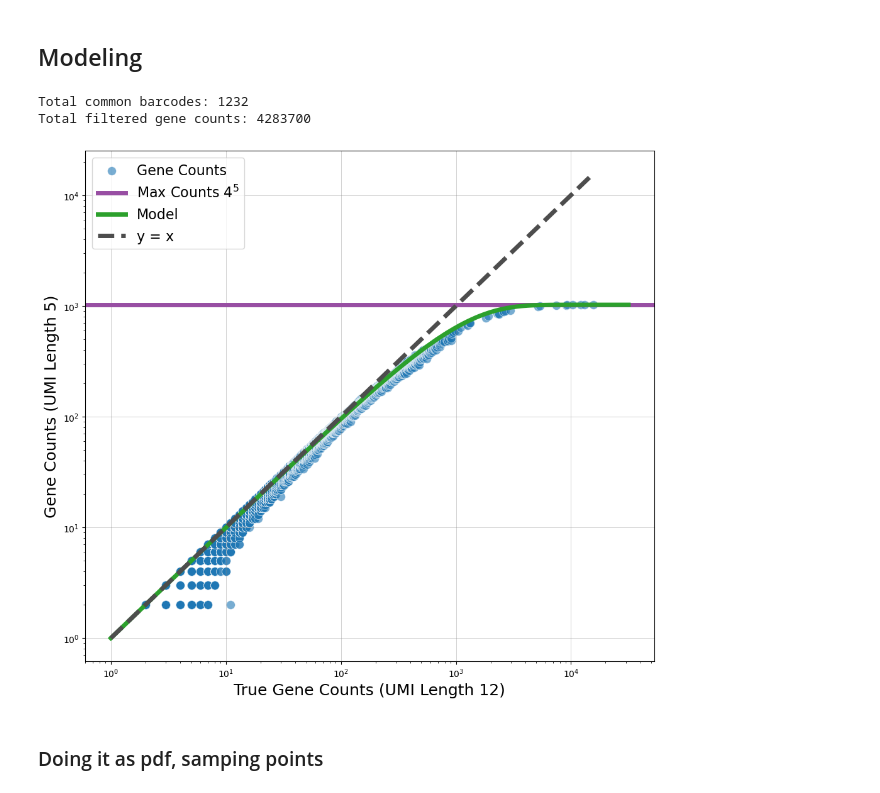
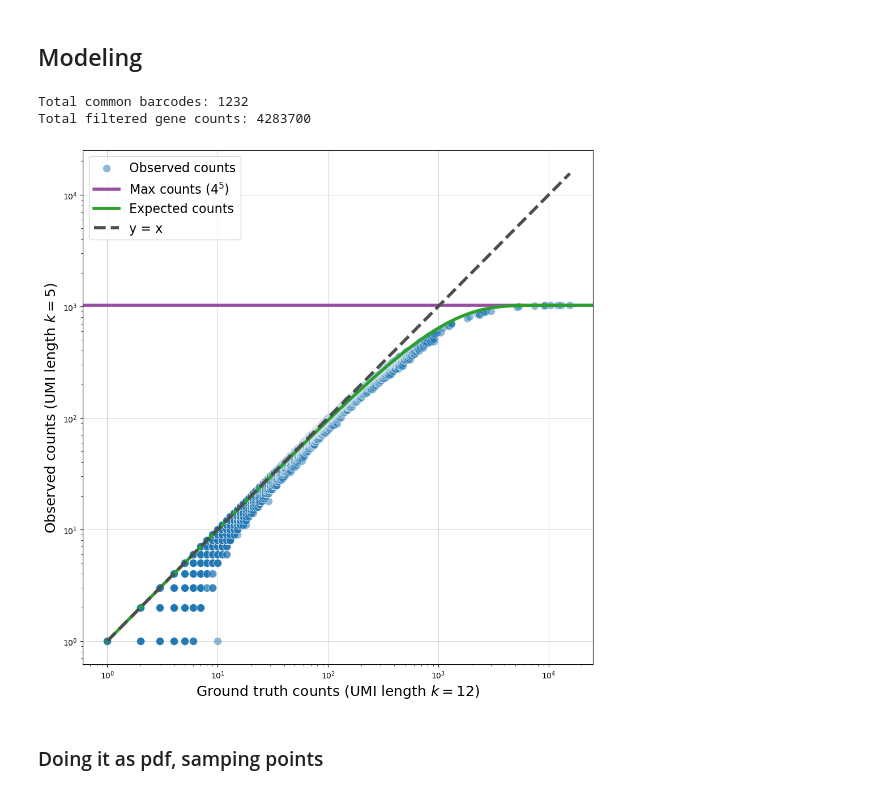
Before and after one commit to agdylan/minimal_UMIs, a Jupyter notebook: figures_ur/manuscript_figures_notebook.ipynb, the cells around one changed output. Cells and saved outputs as stored; diff of their text form; code cells hidden in the pictures.

Commit message:
figures_update

```diff
--- a/figures_ur/manuscript_figures_notebook.ipynb
+++ b/figures_ur/manuscript_figures_notebook.ipynb
@@ -51,8 +51,8 @@ for barcode in common_barcodes:
     mask = gene_counts_i >= 1
 
     # Apply the mask to filter gene_counts_i and the corresponding values in gene_counts_j
-    filtered_counts_i = gene_counts_i[mask] + 1  # +1 for log scale
-    filtered_counts_j = gene_counts_j[mask] + 1
+    filtered_counts_i = gene_counts_i[mask]
+    filtered_counts_j = gene_counts_j[mask]
 
     # Append to the global lists
     all_gene_counts_i.extend(filtered_counts_i)
@@ -70,16 +70,16 @@ sorted_gene_counts_i = all_gene_counts_i[sorted_indices]
 sorted_gene_counts_j = all_gene_counts_j[sorted_indices]
 
 # Create plot
-plt.figure(figsize=(10, 9))
+plt.figure(figsize=(10, 10))
 plt.scatter(
     sorted_gene_counts_i,
     sorted_gene_counts_j,
-    alpha=0.6,
+    alpha=0.5,
     c='#1f77b4',  # Standard Blue for Points
     edgecolors='w',
     s=100,             # Increased marker size (was 50)
     linewidth=0.5,
-    label='Gene Counts'
+    label='Observed counts'
 )
 
 # Add the asymptotic line for UMI 5
@@ -88,42 +88,45 @@ plt.axhline(
     y=y_asymptotic_value,
     color='#984ea3',
     linestyle='-',
-    linewidth=5,
-    label=f'Max Counts $4^{{{j}}}$'
+    linewidth=4,
+    label=f'Max counts ($4^{{{j}}}$)'
 )
 
 # Plot the model
 model_vals = f(n_values, j)
 plt.plot(
     n_values,
     model_vals,
     color='#2ca02c',  # Standard Green for Model Line
-    linewidth=5,
-    label='Model'
+    linewidth=4,
+    label='Expected counts'
 )
 
 # Reference y = x line
 max_val = max(sorted_gene_counts_i.max(), sorted_gene_counts_j.max())
-plt.plot([1, max_val], [1, max_val], linestyle='--', color='#4D4D4D', linewidth=5, label='y = x')
+plt.plot([1, max_val], [1, max_val], linestyle='--', color='#4D4D4D', linewidth=4, label='y = x')
 
 # Axis scaling and labels
 plt.xscale('log')
 plt.yscale('log')
-plt.xlabel('True Gene Counts (UMI Length 12)', fontsize=18)
-plt.ylabel('Gene Counts (UMI Length 5)', fontsize=18)
+ymin, ymax = plt.ylim()
+plt.ylim(0, ymax)
+plt.xlim(0, ymax)
+plt.ylabel(r"Observed counts (UMI length $k=5$)", fontsize=18)
+plt.xlabel(r"Ground truth counts (UMI length $k=12$)", fontsize=18)
 plt.grid(True, linestyle='-', linewidth=0.5, color='gray', alpha=0.5)
 plt.legend(loc="upper left",fontsize=16)  # Or any other position
 
 plt.tight_layout()
 
 # Save and show the plot
 plt.savefig(f"{save_dir}/UMI_12_vs_{j}_all_cells.jpg", format='jpg', dpi=300)
 plt.show()
 plt.close()
 # %% [output]
 Total common barcodes: 1232
 Total filtered gene counts: 4283700
-[figure, old version]
+[figure, new version]
 # %% [markdown]
 ### Doing it as pdf, samping points
 # %%
```
Also changed, not shown: parts of 10 cells of this notebook, 10 other files.
